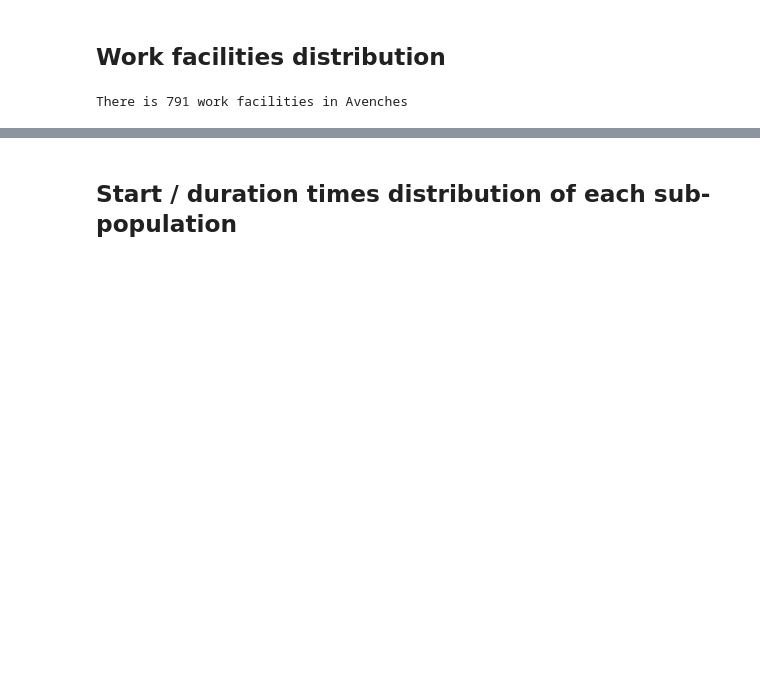
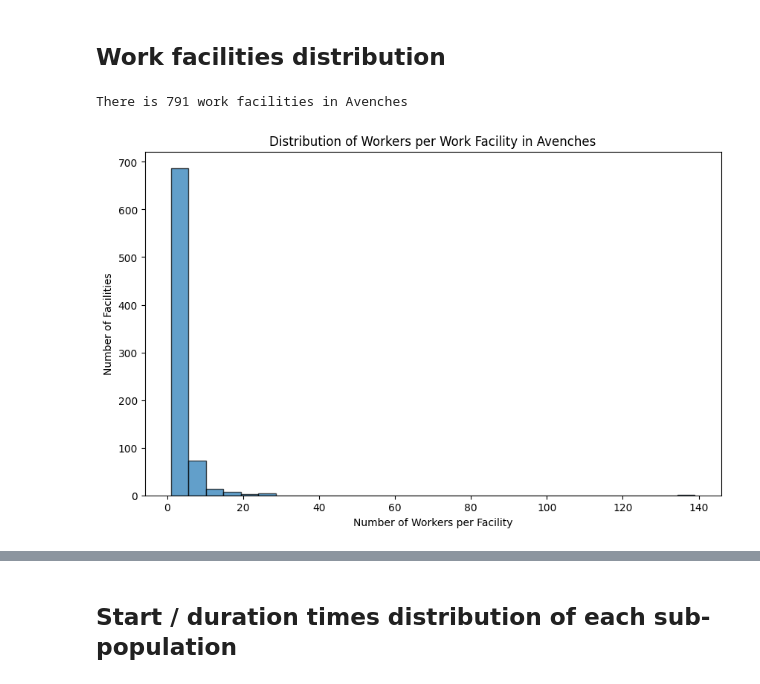
Before and after one commit to phellich/scheduling, a Jupyter notebook: Distributions.ipynb, the cells around one changed output, grey strips where cells are left out. Cells and saved outputs as stored; diff of their text form; code cells hidden in the pictures; blank space fills up the shorter version.

```diff
--- a/Distributions.ipynb
+++ b/Distributions.ipynb
@@ -74,16 +74,18 @@ work_facilities_count = work_facilities.groupby('facility')['id'].count().sort_v
 # %% [output]
 There is 791 work facilities in Avenches
 # %%
-# # work_facilities_count = work_facilities_count[:-1]
-# # Tracer l'histogramme
-# plt.figure(figsize=(10, 6))
-# plt.hist(work_facilities_count, bins=30, edgecolor='black', alpha=0.7)
+# work_facilities_count = work_facilities_count[:-1]
+# Tracer l'histogramme
+plt.figure(figsize=(10, 6))
+plt.hist(work_facilities_count, bins=30, edgecolor='black', alpha=0.7)
 
-# # Ajouter des titres et des labels
-# plt.title(f'Distribution of Workers per Work Facility in {LOCAL}')
-# plt.xlabel('Number of Workers per Facility')
-# plt.ylabel('Number of Facilities')
+# Ajouter des titres et des labels
+plt.title(f'Distribution of Workers per Work Facility in {LOCAL}')
+plt.xlabel('Number of Workers per Facility')
+plt.ylabel('Number of Facilities')
 
-# # Afficher l'histogramme
-# plt.show()
+# Afficher l'histogramme
+plt.show()
+# %% [output]
+[figure, added]
 # %%
```
Also changed, not shown: parts of 6 cells of this notebook, 30 other files.
